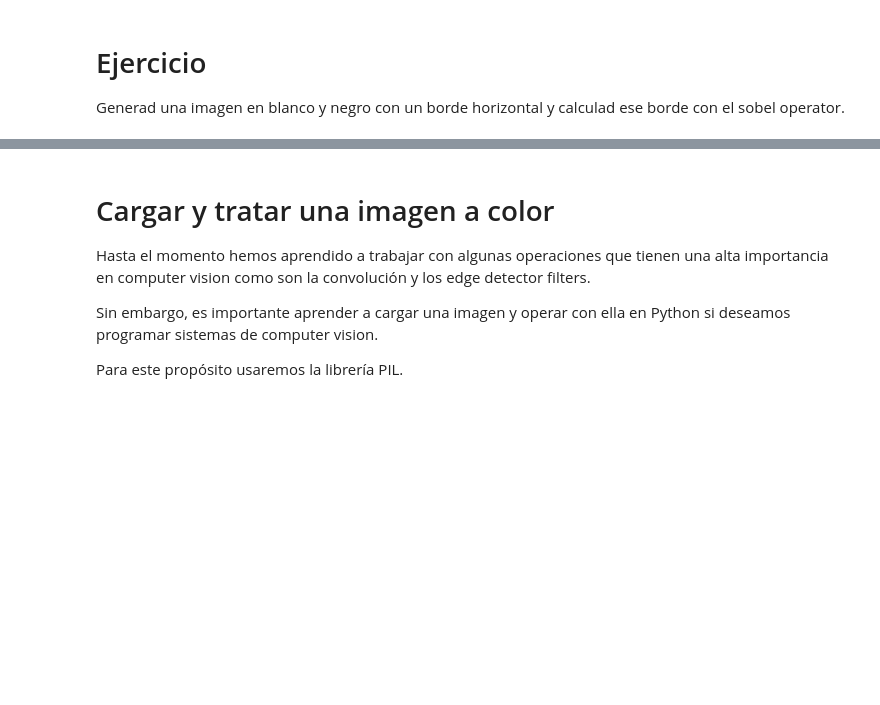
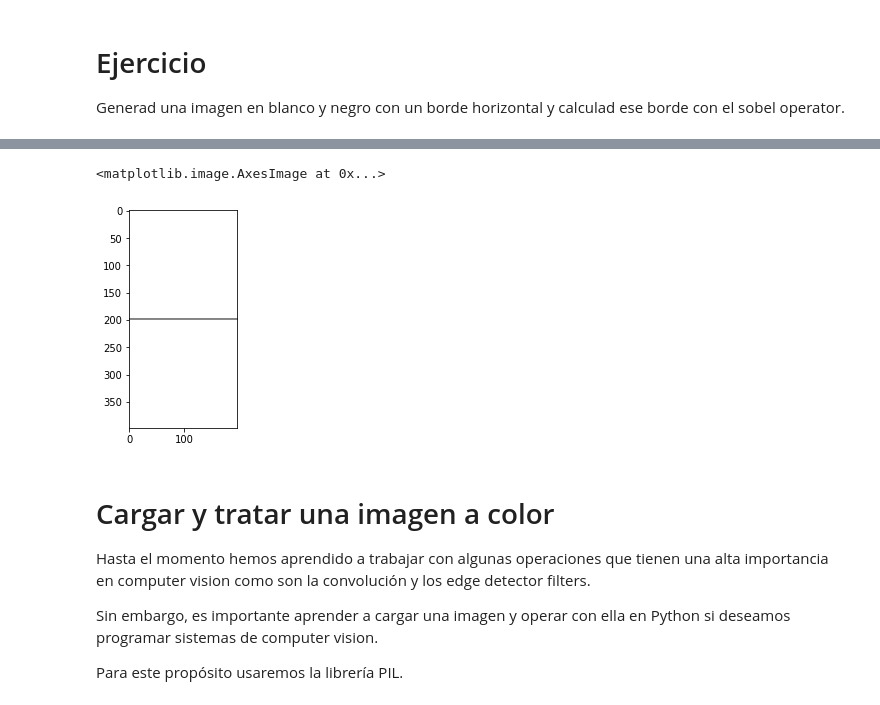
Before and after one commit to MarioAlmela/IDAL_MIA3, a Jupyter notebook: computer_vision_01.ipynb, the cells around one changed output, grey strips where cells are left out. Drawn from its saved outputs; the diff is of its cells as text; code cells hidden in the pictures; blank space fills up the shorter version.

```diff
--- a/computer_vision_01.ipynb
+++ b/computer_vision_01.ipynb
@@ -203,3 +226,13 @@ Generad una imagen en blanco y negro con un borde horizontal y calculad ese bord
+# %%
+# Apply Convolution
+sobel_horizontal = np.array([[1,2,1],
+                           [0,0,0],
+                           [-1,-2,-1]])
+result = correlate(image, sobel_horizontal, mode="valid")
+plt.imshow(result, cmap="Greys")
+# %% [output]
+<matplotlib.image.AxesImage at 0x...>
+[figure, added]
 # %% [markdown]
 # Cargar y tratar una imagen a color
 
```
Also changed, not shown: parts of 13 cells of this notebook.
